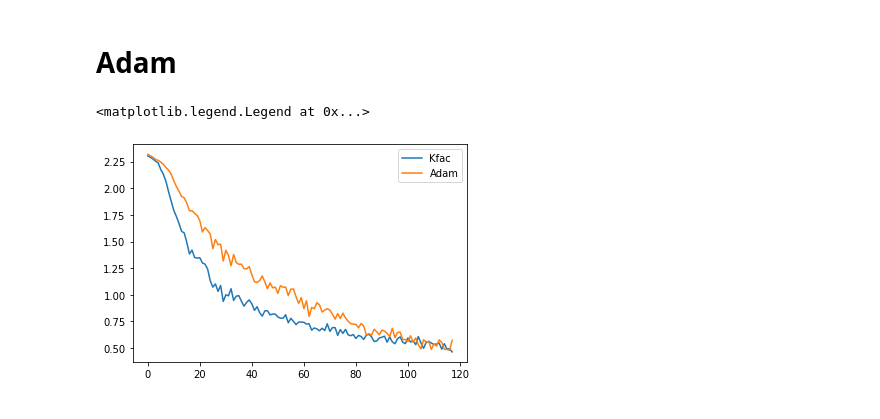
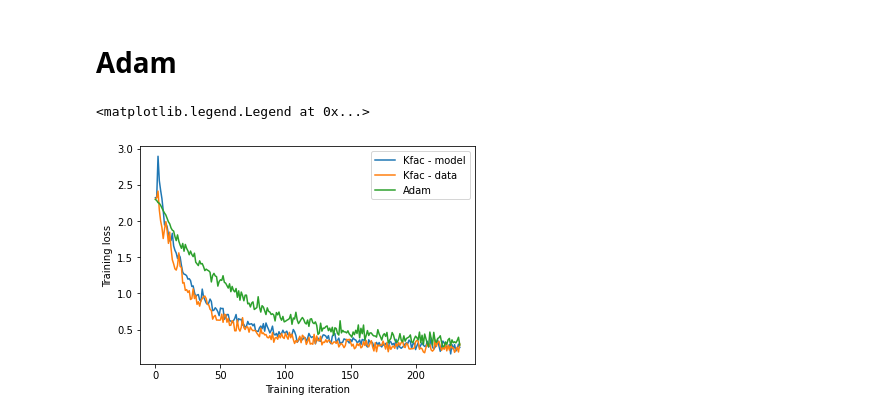
Before and after one commit to n-gao/pytorch-kfac, a Jupyter notebook: examples/mnist.ipynb, the cells around one changed output. Saved outputs shown, nothing was run; the diff lists cells and outputs as text; code cells hidden in the pictures.

```diff
--- a/examples/mnist.ipynb
+++ b/examples/mnist.ipynb
@@ -47,4 +47,31 @@ class Classifier(nn.Module):
 # %%
 model = Classifier().cuda()
-optim = KFAC(model, 5e-3, 1e-2, momentum_type='regular', momentum=0.95, adapt_damping=True)
+optim = KFAC(model, 9e-3, 1e-3, momentum_type='regular', momentum=0.95, adapt_damping=True, update_cov_manually=True)
 loss_fn = nn.CrossEntropyLoss(reduction='mean')
+# %%
+kfac_losses = []
+with tqdm.tqdm(train_loader) as progress:
+    for inp, labels in progress:
+        inp, labels = inp.cuda(), labels.cuda()
+        model.zero_grad()
+        # Estimate with model distribution
+        with optim.track_forward():
+            out = model(inp)
+            out_samples = torch.multinomial(torch.softmax(out.detach(), 1), 1).reshape(out.shape[0])
+            loss = loss_fn(out, out_samples)
+        with optim.track_backward():
+            loss.backward()
+        optim.update_cov()
+        # Compute loss to backprop
+        model.zero_grad()
+        with optim.track_forward():
+            out = model(inp)
+            loss = loss_fn(out, labels)
+        with optim.track_backward():
+            loss.backward()
+        optim.step(loss=loss)
+        progress.set_postfix({
+            'loss': loss.item(),
+            'damping': optim.damping.item()
+        })
+        kfac_losses.append(loss.item())
@@ -51,5 +80,9 @@ loss_fn = nn.CrossEntropyLoss(reduction='mean')
+# %%
+model = Classifier().cuda()
+optim = KFAC(model, 9e-3, 1e-3, momentum_type='regular', momentum=0.95, adapt_damping=True, update_cov_manually=False)
+loss_fn = nn.CrossEntropyLoss(reduction='mean')
 # %%
-kfac_losses = []
+kfac_data_losses = []
 with tqdm.tqdm(train_loader) as progress:
     for inp, labels in progress:
         inp, labels = inp.cuda(), labels.cuda()
@@ -64,7 +97,7 @@ with tqdm.tqdm(train_loader) as progress:
             'loss': loss.item(),
             'damping': optim.damping.item()
         })
-        kfac_losses.append(loss.item())
+        kfac_data_losses.append(loss.item())
 # %% [markdown]
 # Adam
 # %%
@@ -88,10 +121,11 @@ with tqdm.tqdm(train_loader) as progress:
 # %%
 import matplotlib.pyplot as plt
 plt.plot(kfac_losses)
+plt.plot(kfac_data_losses)
 plt.plot(adam_losses)
 plt.xlabel('Training iteration')
 plt.ylabel('Training loss')
-plt.legend(['Kfac', 'Adam'])
+plt.legend(['Kfac - model', 'Kfac - data', 'Adam'])
 # %% [output]
 <matplotlib.legend.Legend at 0x...>
-[figure, old version]
+[figure, new version]
```
Also changed, not shown: parts of 3 cells of this notebook, 1 other file.
